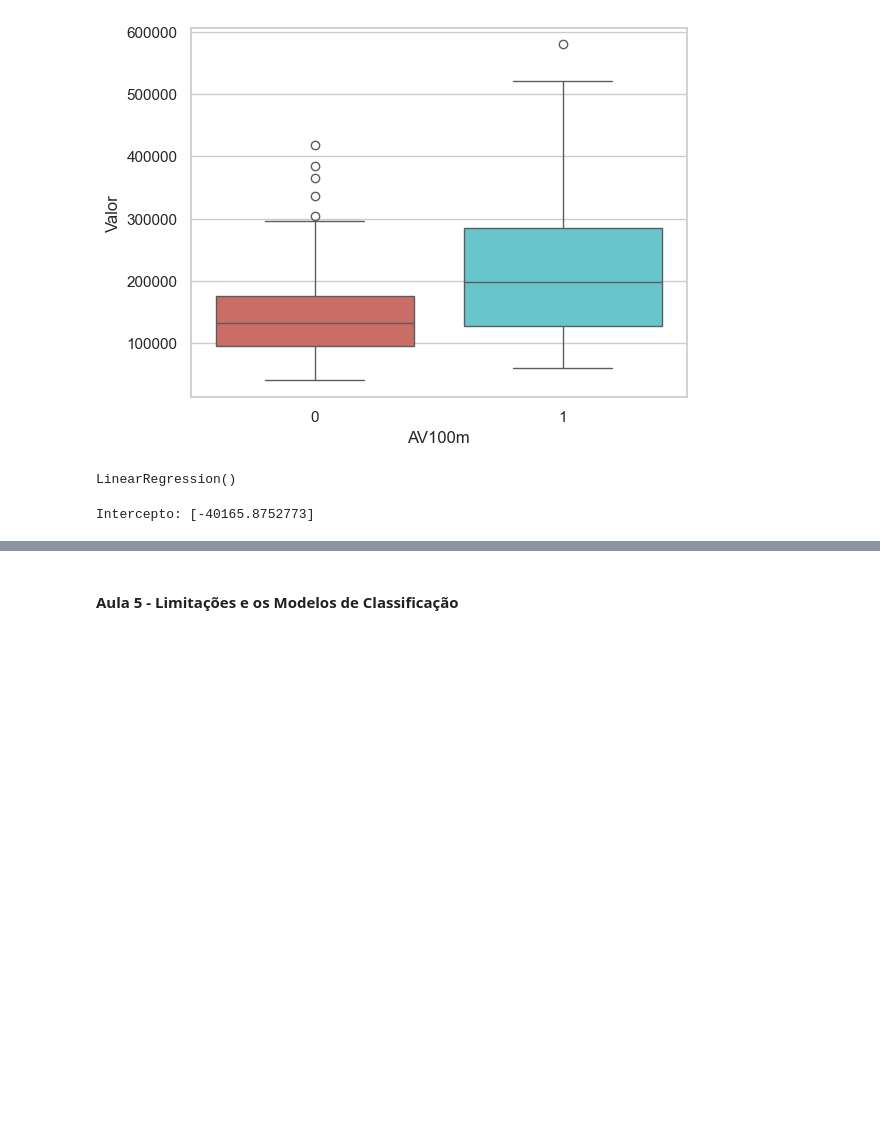
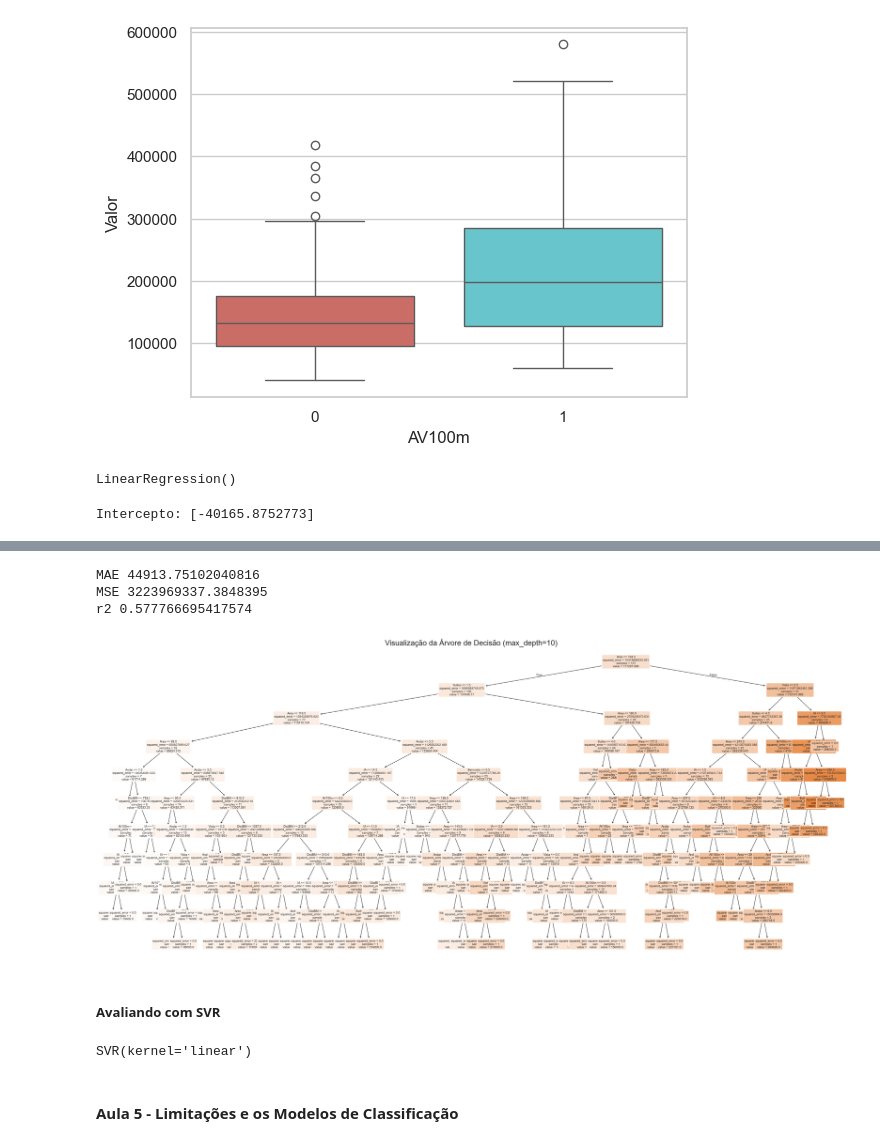
Before and after one commit to RicardViana/fiap-Machine-Learning-and-Time-Series, a Jupyter notebook: machine_learning_com_python.ipynb, the cells around one changed output, grey strips where cells are left out. Cells and saved outputs as stored; diff of their text form; code cells hidden in the pictures; blank space fills up the shorter version.

```diff
--- a/machine_learning_com_python.ipynb
+++ b/machine_learning_com_python.ipynb
@@ -1696,0 +1946,30 @@ Intercepto: [-40165.8752773]
+# %%
+#Avaliando o modelo
+MAE = mean_absolute_error(y_test, y_pred_model_dtr)
+MSE = mean_squared_error(y_test, y_pred_model_dtr)
+r2 = r2_score(y_test, y_pred_model_dtr)
+
+print(f"MAE {MAE}") # --> Mean Absolute Error (MAE) é a media do valor absoluto dos erros
+print(f"MSE {MSE}") # --> Erro Quadratico Médio (MSE) é a media dos erros quadraticos
+print(f"r2 {r2}")
+# %% [output]
+MAE 44913.75102040816
+MSE 3223969337.3848395
+r2 0.577766695417574
+# %%
+plt.figure(figsize=(35, 15))
+
+plot_tree(
+    decision_tree=model_dtr,
+    feature_names=x_train.columns,
+    filled=True,
+    rounded=True,
+    fontsize=8
+)
+
+plt.title("Visualização da Árvore de Decisão (max_depth=10)", fontsize=20)
+plt.show()
+# %% [output]
+[figure, added]
+# %% [markdown]
+##### Avaliando com SVR
@@ -1696,0 +2023,4 @@ Intercepto: [-40165.8752773]
+# %%
+svr.fit(x_train, y_train.values.ravel())
+# %% [output]
+SVR(kernel='linear')
```
Also changed, not shown: parts of 23 cells of this notebook.
